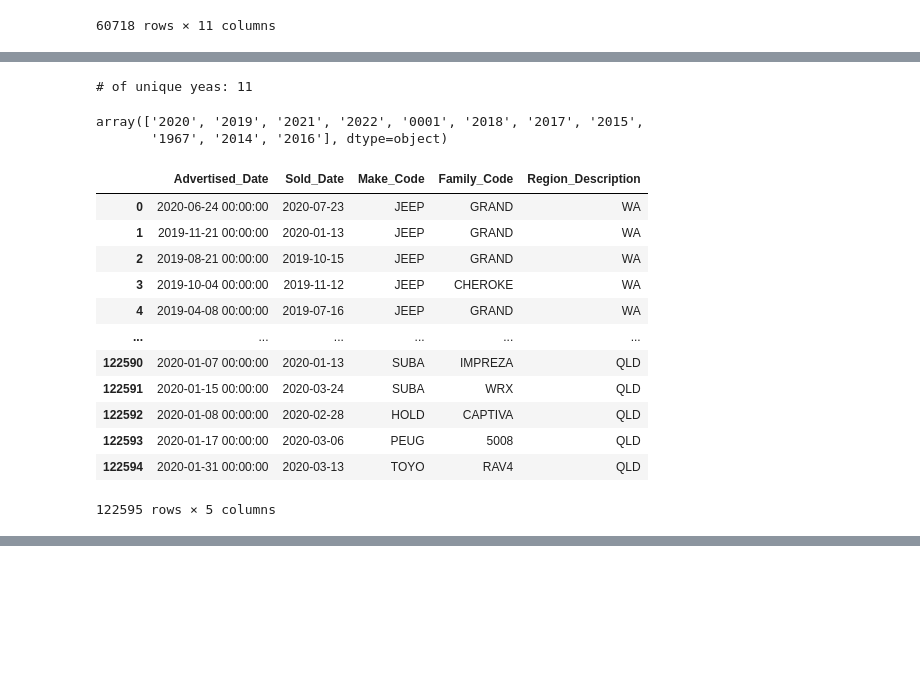
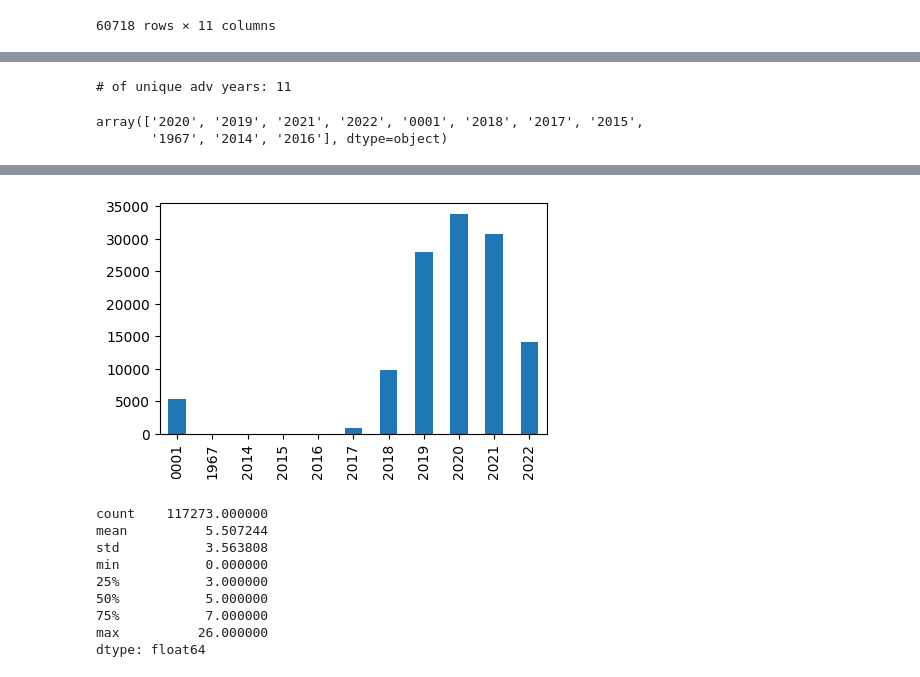
Before and after one commit to bibinmjose/auto-sale-pred, a Jupyter notebook: eda.ipynb, the cells around one changed output, grey strips where cells are left out. Cells and saved outputs as stored; diff of their text form; code cells hidden in the pictures; blank space fills up the shorter version.

```diff
--- a/eda.ipynb
+++ b/eda.ipynb
@@ -112,26 +135,10 @@ raw_sale.loc[raw_sale.Advertised_Date.str[:4].isin(['1967','0001']),:] # columns
 # %%
-print(f'# of unique years: {raw_sale.Advertised_Date.str[:4].nunique() }')
+print(f'# of unique adv years: {raw_sale.Advertised_Date.str[:4].nunique() }')
 raw_sale.Advertised_Date.str[:4].unique() # what are the adv years?
 # %% [output]
-# of unique yeas: 11
+# of unique adv years: 11
 array(['2020', '2019', '2021', '2022', '0001', '2018', '2017', '2015',
        '1967', '2014', '2016'], dtype=object)
-# %%
-raw_sale.select_dtypes('object')
-# %% [output]
-|  | Advertised_Date | Sold_Date | Make_Code | Family_Code | Region_Description |
-| 0 | 2020-06-24 00:00:00 | 2020-07-23 | JEEP | GRAND | WA |
-| 1 | 2019-11-21 00:00:00 | 2020-01-13 | JEEP | GRAND | WA |
-| 2 | 2019-08-21 00:00:00 | 2019-10-15 | JEEP | GRAND | WA |
-| 3 | 2019-10-04 00:00:00 | 2019-11-12 | JEEP | CHEROKE | WA |
-| 4 | 2019-04-08 00:00:00 | 2019-07-16 | JEEP | GRAND | WA |
-| ... | ... | ... | ... | ... | ... |
-| 122590 | 2020-01-07 00:00:00 | 2020-01-13 | SUBA | IMPREZA | QLD |
-| 122591 | 2020-01-15 00:00:00 | 2020-03-24 | SUBA | WRX | QLD |
-| 122592 | 2020-01-08 00:00:00 | 2020-02-28 | HOLD | CAPTIVA | QLD |
-| 122593 | 2020-01-17 00:00:00 | 2020-03-06 | PEUG | 5008 | QLD |
-| 122594 | 2020-01-31 00:00:00 | 2020-03-13 | TOYO | RAV4 | QLD |
-122595 rows × 5 columns
 # %%
-raw_sale.Advertised_Date
+raw_sale.Advertised_Date.str[:4].value_counts().sort_index().plot.bar(figsize=(5,3)) # have to remove dates before 2014
 # %% [output]
@@ -149,0 +146,17 @@ Name: Advertised_Date, Length: 122595, dtype: object
+[figure, added]
+# %%
+# is adv_year/sold_year greater than or equal to Year_Group?
+_fltr = raw_sale.Advertised_Date.str[:4].astype(int)>=2014
+raw_sale.loc[_fltr,:].apply(lambda x: int(x.Advertised_Date[:4])-x.Year_Group, axis=1).describe()
+# on avg, adv_year is 5yrs after year_group
+# year_group is the year of manufacture
+# %% [output]
+count    117273.000000
+mean          5.507244
+std           3.563808
+min           0.000000
+25%           3.000000
+50%           5.000000
+75%           7.000000
+max          26.000000
+dtype: float64
```
Also changed, not shown: parts of 23 cells of this notebook.
